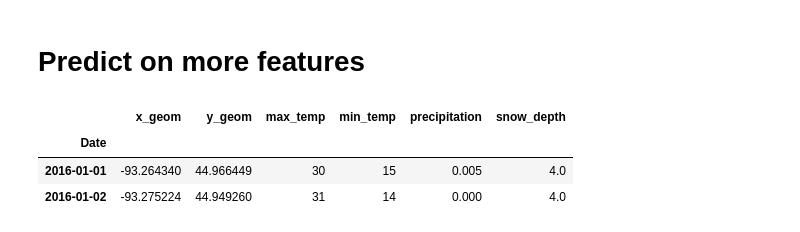
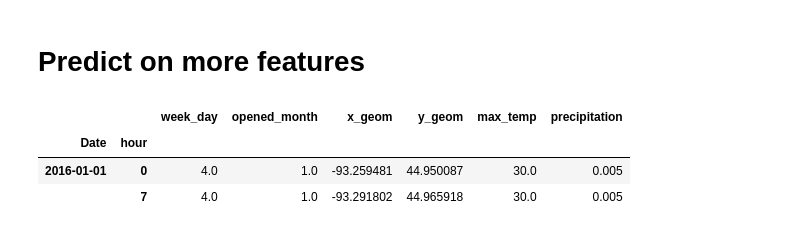
Before and after one commit to lwdee/Springboard, a Jupyter notebook: Capstone/Capstone_1_Machine_Learning.ipynb, the cells around one changed output. Saved outputs shown, nothing was run; the diff lists cells and outputs as text; code cells hidden in the pictures.

```diff
--- a/Capstone/Capstone_1_Machine_Learning.ipynb
+++ b/Capstone/Capstone_1_Machine_Learning.ipynb
@@ -27,0 +56,8 @@ df_all.head()
+# %%
+# Create week_day column
+df_all.loc[:, 'week_day'] = df_all.apply (lambda row: row['Date'].weekday() ,axis=1)
+
+# Create hour column
+df_all.loc[:, 'hour'] = df_all.apply (lambda row: int(row.loc['Time'][:2]) ,axis=1)
+
+df_all.head(2)
@@ -202,16 +441,16 @@ Estimated intercept coefficient: 6.871564734471845
 # %% [markdown]
 # Predict on more features
 # %%
-df_nums = df_closed[['Date', 'x_geom', 'y_geom', 'max_temp', 'min_temp',
-                     'precipitation', 'snow_depth']]
-df_nums_daily = df_nums.groupby(['Date']).mean()
+df_nums = df_closed[['Date', 'hour', 'week_day', 'opened_month', 'x_geom', 'y_geom', 'max_temp',
+                     'precipitation']]
+X_nums_hr = df_nums.groupby(['Date', 'hour']).mean().astype('float64')
 
 #.agg({'x_geom':'mode', 'y_geom':'mode', 'max_temp':'mean', 'min_temp':'mean',
 #    'precipitation':'mean', 'snow_depth':'mean'})
 
-df_nums_daily.head(2)
+X_nums_hr.head(2)
 # %% [output]
-|  | x_geom | y_geom | max_temp | min_temp | precipitation | snow_depth |
-| Date |  |  |  |  |  |  |
-| 2016-01-01 | -93.264340 | 44.966449 | 30 | 15 | 0.005 | 4.0 |
-| 2016-01-02 | -93.275224 | 44.949260 | 31 | 14 | 0.000 | 4.0 |
+|  |  | week_day | opened_month | x_geom | y_geom | max_temp | precipitation |
+| Date | hour |  |  |  |  |  |  |
+| 2016-01-01 | 0 | 4.0 | 1.0 | -93.259481 | 44.950087 | 30.0 | 0.005 |
+|  | 7 | 4.0 | 1.0 | -93.291802 | 44.965918 | 30.0 | 0.005 |
```
Also changed, not shown: parts of 58 cells of this notebook.
